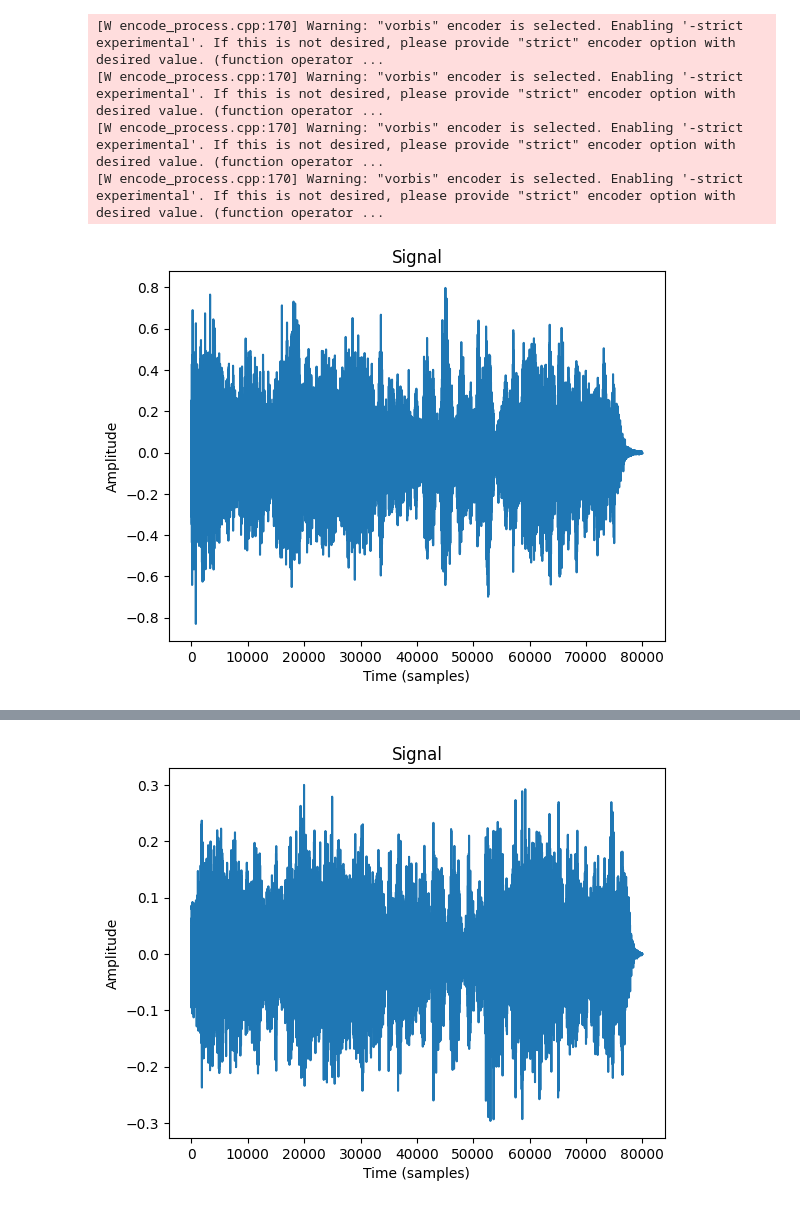
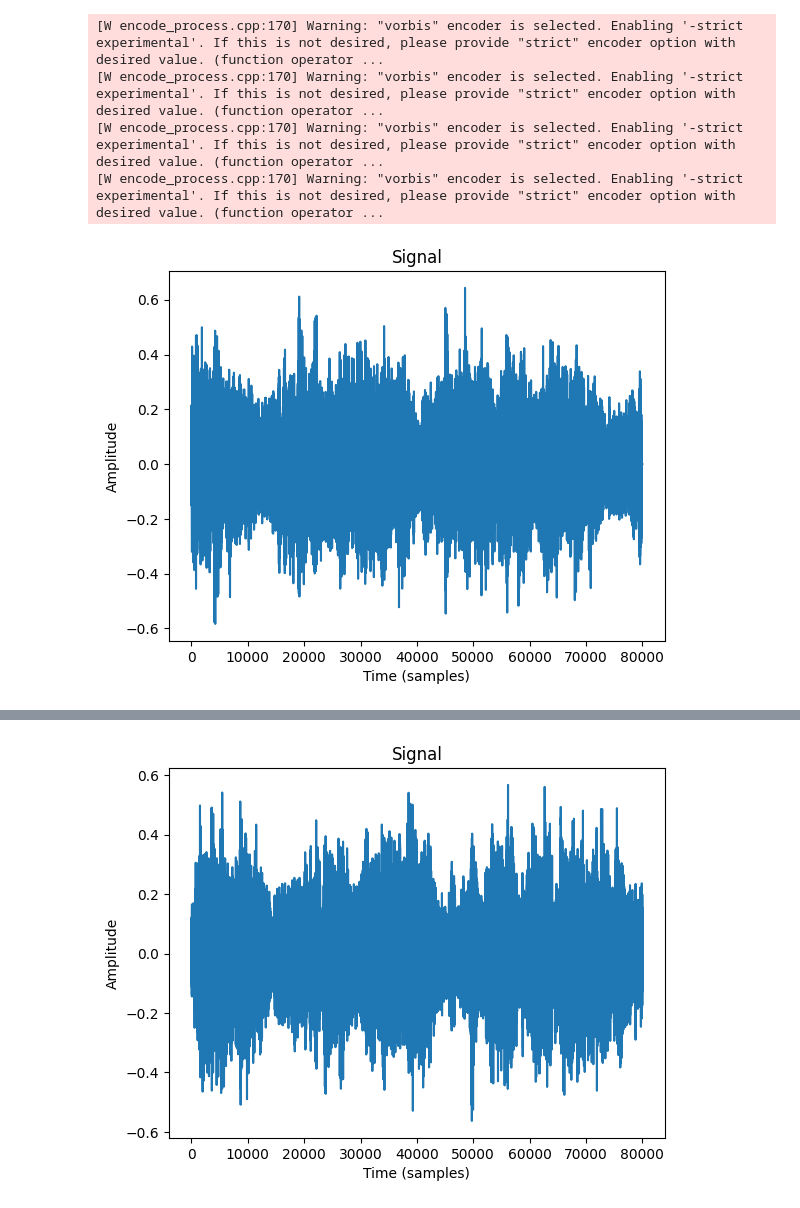
Before and after one commit to kligvasser/PANNs, a Jupyter notebook: data-loader.ipynb, the cells around one changed output, grey strips where cells are left out. Drawn from its saved outputs; the diff is of its cells as text; code cells hidden in the pictures.

```diff
--- a/data-loader.ipynb
+++ b/data-loader.ipynb
@@ -78,8 +81,12 @@ num_views = 2
 
 transforms = Compose(
     [
+        RandomCropExpand(8 * sample_rate, 10 * sample_rate, pad_type="repeat"),
+        RandomApply(PolarityInversion(), 0.5),
+        Noise(min_snr=0.1, max_snr=0.3),
         RandomGain(),
-        Noise(min_snr=0.1, max_snr=0.3),
+        RandomApply(HighLowPass(sample_rate), p=0.5),
+        RandomApply(PitchShift(10 * sample_rate, sample_rate), p=0.5),
         RandomBackgroundNoise(
             noise_root="/home/klig/datasets/arabic-natural-audio",
             sample_rate=sample_rate,
@@ -87,8 +94,8 @@ transforms = Compose(
             bank_size=2,
             snr_dbs_range=[5, 10],
         ),
-        RandomApply(RandomRIR(), p=0.8),
-        RandomApply(RandomEncoder(sample_rate=sample_rate), p=0.8),
+        RandomApply(RandomRIR(), p=0.5),
+        RandomApply(RandomEncoder(sample_rate=sample_rate), p=0.5),
     ]
 )
 
@@ -118,13 +125,13 @@ waveforms = np.concatenate(waveforms, axis=0).squeeze()
 [W encode_process.cpp:170] Warning: "vorbis" encoder is selected. Enabling '-strict experimental'. If this is not desired, please provide "strict" encoder option with desired value. (function operator ...
 [W encode_process.cpp:170] Warning: "vorbis" encoder is selected. Enabling '-strict experimental'. If this is not desired, please provide "strict" encoder option with desired value. (function operator ...
 # %%
-index = 3
+index = 2
 audio = waveforms[index]
 show_and_play_signal(audio, sample_rate)
 audio = waveforms[index + batch_size]
 show_and_play_signal(audio, sample_rate)
 # %% [output]
-[figure, old version]
+[figure, new version]
 [interactive output not drawn]
-[figure, old version]
+[figure, new version]
 [interactive output not drawn]
```
Also changed, not shown: parts of 1 cell of this notebook, 2 other files.
